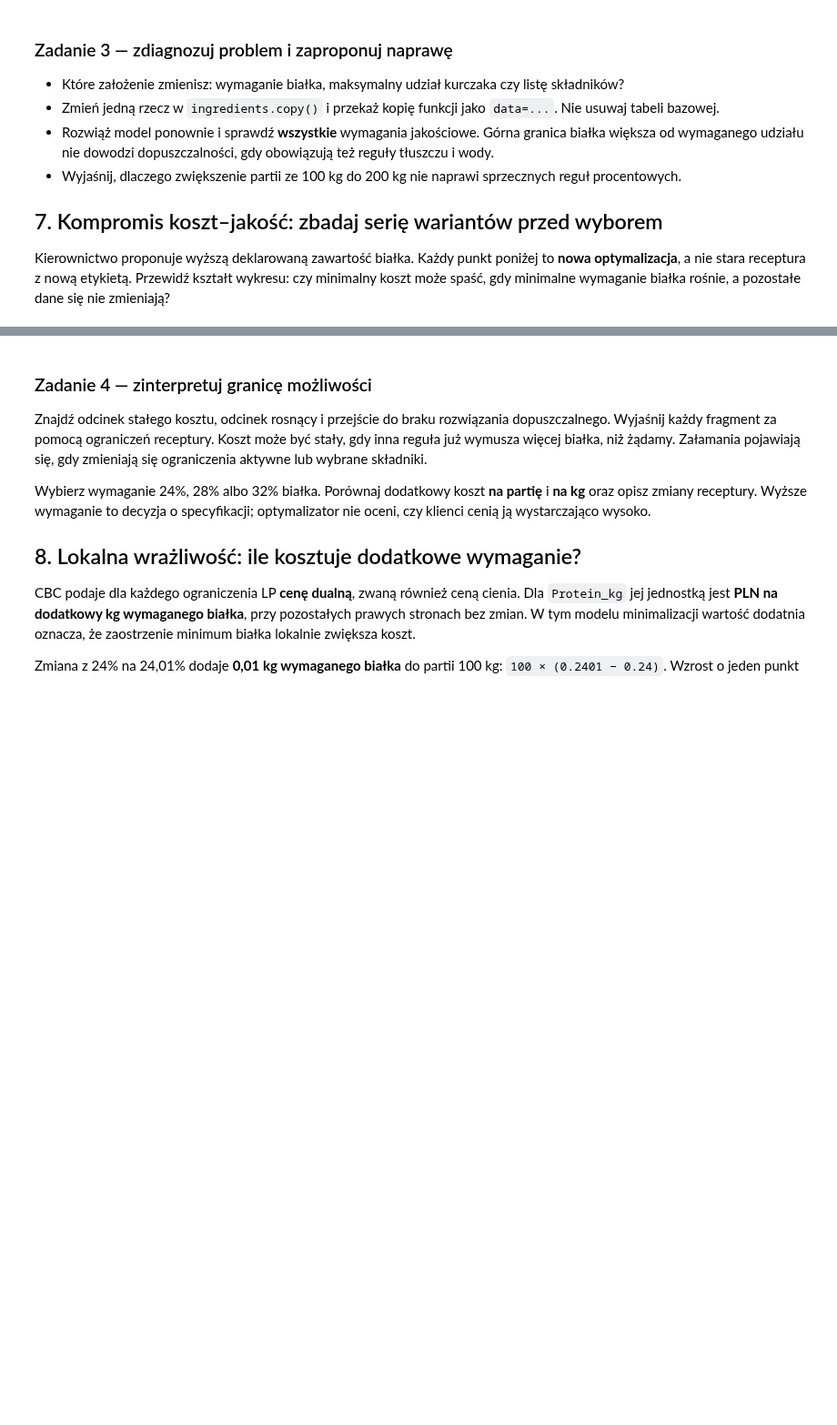
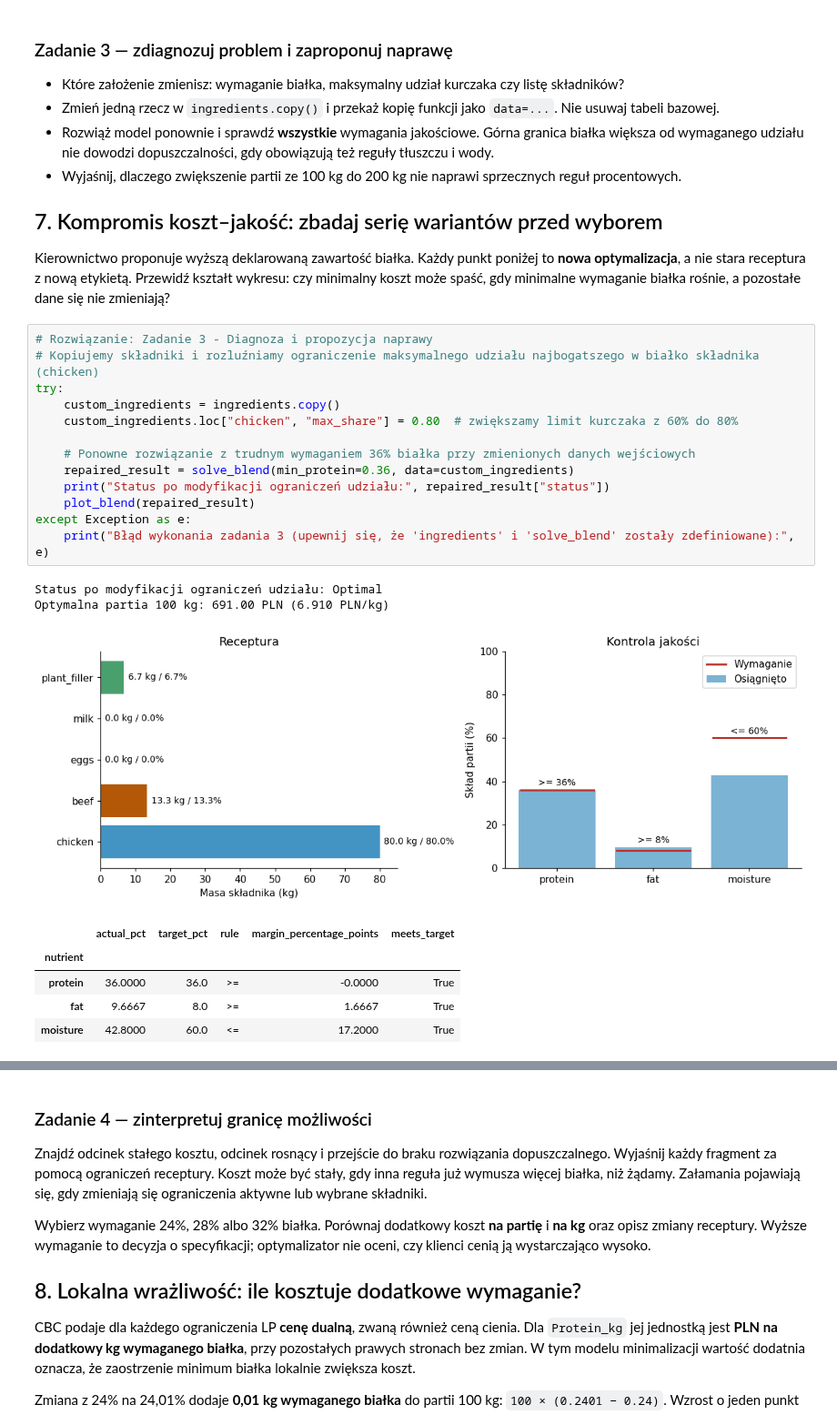
Before and after one commit to piotr-kozulak/missip, a Jupyter notebook: pl/lab_auto_2.ipynb, the cells around one changed output, grey strips where cells are left out. Shown at 91% size. Cells and saved outputs as stored; diff of their text form; blank space fills up the shorter version.

```diff
--- a/pl/lab_auto_2.ipynb
+++ b/pl/lab_auto_2.ipynb
@@ -446,6 +541,28 @@ assert impossible["quantities_kg"] is None
 ## 7. Kompromis koszt–jakość: zbadaj serię wariantów przed wyborem
 
 Kierownictwo proponuje wyższą deklarowaną zawartość białka. Każdy punkt poniżej to **nowa optymalizacja**, a nie stara receptura z nową etykietą. Przewidź kształt wykresu: czy minimalny koszt może spaść, gdy minimalne wymaganie białka rośnie, a pozostałe dane się nie zmieniają?
+# %%
+# Rozwiązanie: Zadanie 3 - Diagnoza i propozycja naprawy
+# Kopiujemy składniki i rozluźniamy ograniczenie maksymalnego udziału najbogatszego w białko składnika (chicken)
+try:
+    custom_ingredients = ingredients.copy()
+    custom_ingredients.loc["chicken", "max_share"] = 0.80  # zwiększamy limit kurczaka z 60% do 80%
+
+    # Ponowne rozwiązanie z trudnym wymaganiem 36% białka przy zmienionych danych wejściowych
+    repaired_result = solve_blend(min_protein=0.36, data=custom_ingredients)
+    print("Status po modyfikacji ograniczeń udziału:", repaired_result["status"])
+    plot_blend(repaired_result)
+except Exception as e:
+    print("Błąd wykonania zadania 3 (upewnij się, że 'ingredients' i 'solve_blend' zostały zdefiniowane):", e)
+# %% [output]
+Status po modyfikacji ograniczeń udziału: Optimal
+Optymalna partia 100 kg: 691.00 PLN (6.910 PLN/kg)
+[figure, added]
+|  | actual_pct | target_pct | rule | margin_percentage_points | meets_target |
+| nutrient |  |  |  |  |  |
+| protein | 36.0000 | 36.0 | >= | -0.0000 | True |
+| fat | 9.6667 | 8.0 | >= | 1.6667 | True |
+| moisture | 42.8000 | 60.0 | <= | 17.2000 | True |
 # %%
 # Optymalizuj każdy wariant; brak rozwiązania dopuszczalnego zachowuje status, ale nie koszt liczbowy.
 sweep_rows = []
```
Also changed, not shown: parts of 16 cells of this notebook.
